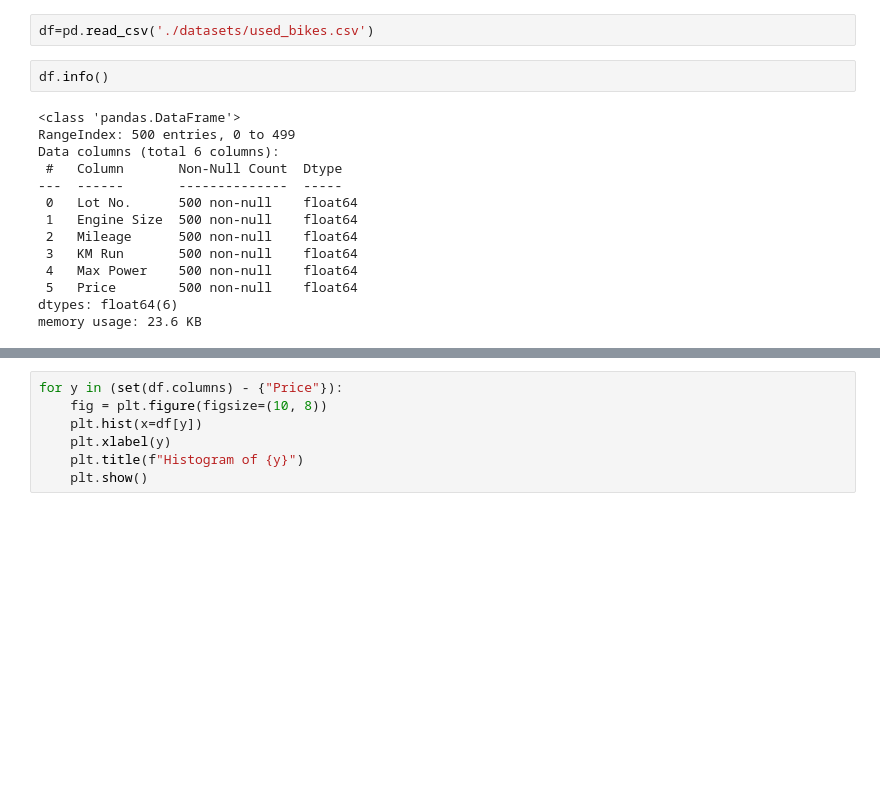
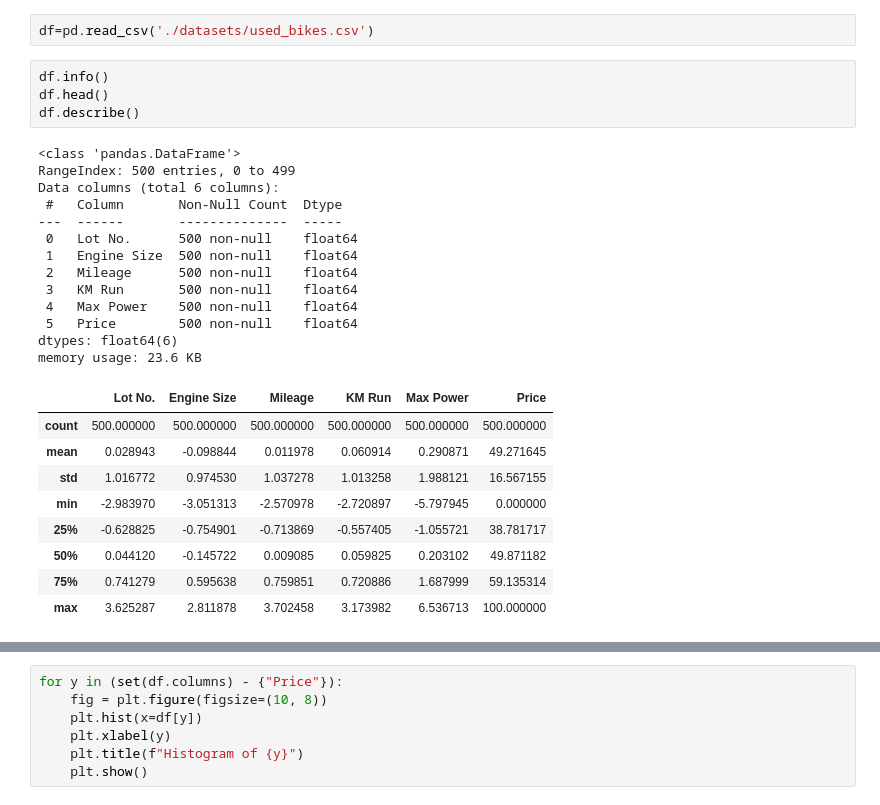
Before and after one commit to prasannaneupane/AI_Lab, a Jupyter notebook: bikeprice_prediction.ipynb, the cells around one changed output, grey strips where cells are left out. Cells and saved outputs as stored; diff of their text form; blank space fills up the shorter version.

```diff
--- a/bikeprice_prediction.ipynb
+++ b/bikeprice_prediction.ipynb
@@ -15,17 +15,28 @@ np.random.seed(42)
 df=pd.read_csv('./datasets/used_bikes.csv')
 # %%
 df.info()
+df.head()
+df.describe()
 # %% [output]
 <class 'pandas.DataFrame'>
 RangeIndex: 500 entries, 0 to 499
 Data columns (total 6 columns):
  #   Column       Non-Null Count  Dtype
 ---  ------       --------------  -----
  0   Lot No.      500 non-null    float64
  1   Engine Size  500 non-null    float64
  2   Mileage      500 non-null    float64
  3   KM Run       500 non-null    float64
  4   Max Power    500 non-null    float64
  5   Price        500 non-null    float64
 dtypes: float64(6)
 memory usage: 23.6 KB
+|  | Lot No. | Engine Size | Mileage | KM Run | Max Power | Price |
+| count | 500.000000 | 500.000000 | 500.000000 | 500.000000 | 500.000000 | 500.000000 |
+| mean | 0.028943 | -0.098844 | 0.011978 | 0.060914 | 0.290871 | 49.271645 |
+| std | 1.016772 | 0.974530 | 1.037278 | 1.013258 | 1.988121 | 16.567155 |
+| min | -2.983970 | -3.051313 | -2.570978 | -2.720897 | -5.797945 | 0.000000 |
+| 25% | -0.628825 | -0.754901 | -0.713869 | -0.557405 | -1.055721 | 38.781717 |
+| 50% | 0.044120 | -0.145722 | 0.009085 | 0.059825 | 0.203102 | 49.871182 |
+| 75% | 0.741279 | 0.595638 | 0.759851 | 0.720886 | 1.687999 | 59.135314 |
+| max | 3.625287 | 2.811878 | 3.702458 | 3.173982 | 6.536713 | 100.000000 |
```
Also changed, not shown: parts of 1 cell of this notebook.
